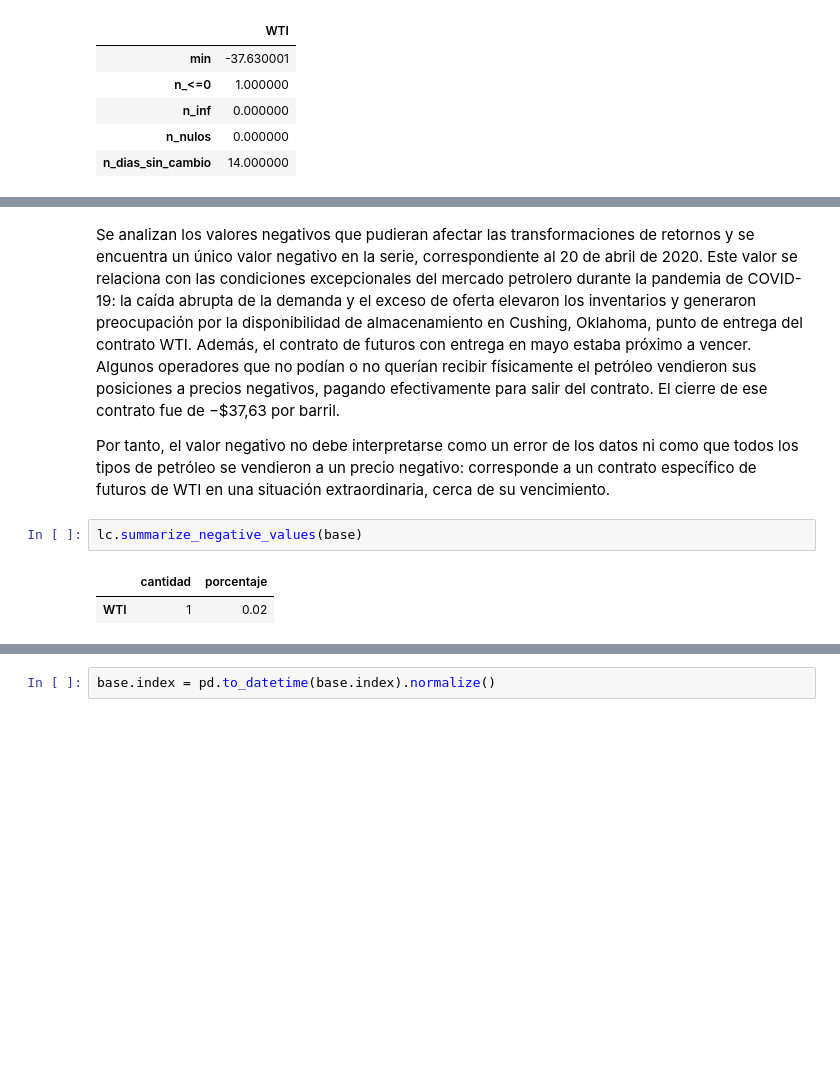
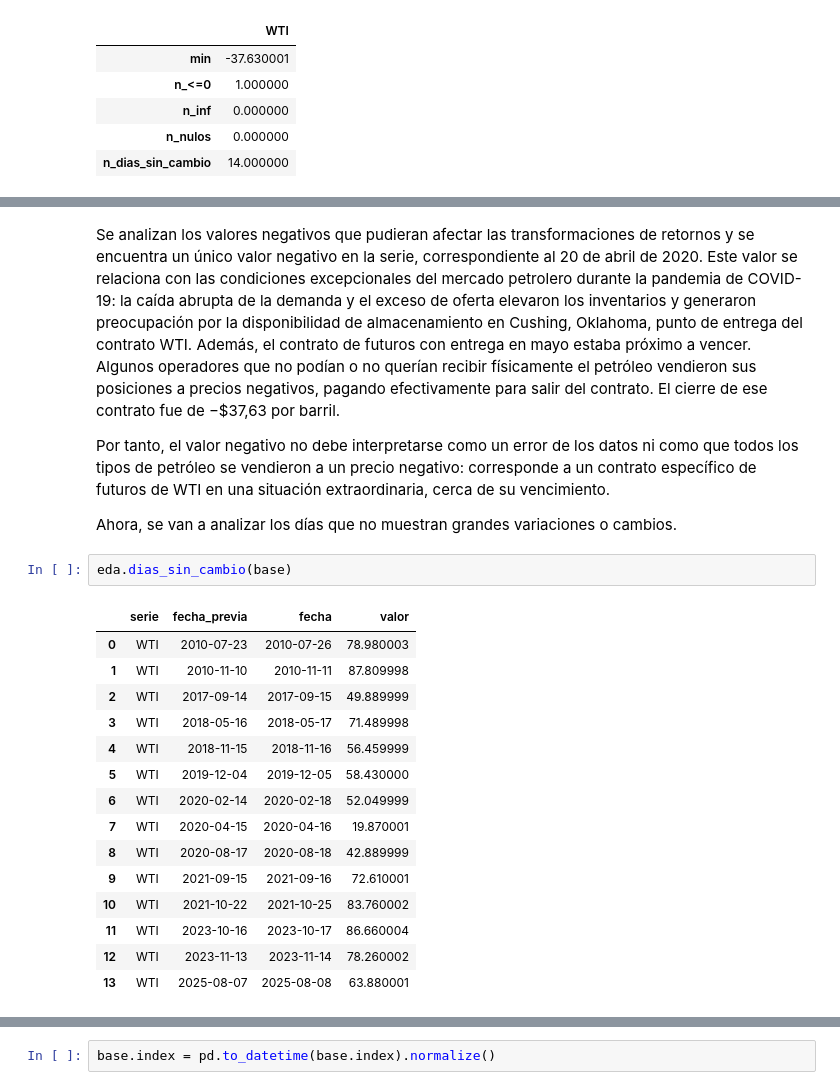
Before and after one commit to darlamai/proyecto_final_ml_wti, a Jupyter notebook: notebooks/01.eda_raw.ipynb, the cells around one changed output, grey strips where cells are left out. Cells and saved outputs as stored; diff of their text form; blank space fills up the shorter version.

```diff
--- a/notebooks/01.eda_raw.ipynb
+++ b/notebooks/01.eda_raw.ipynb
@@ -115,8 +123,23 @@ eda.chequeo_calidad(base).T
 Se analizan los valores negativos que pudieran afectar las transformaciones de retornos y se encuentra un único valor negativo en la serie, correspondiente al 20 de abril de 2020. Este valor se relaciona con las condiciones excepcionales del mercado petrolero durante la pandemia de COVID-19: la caída abrupta de la demanda y el exceso de oferta elevaron los inventarios y generaron preocupación por la disponibilidad de almacenamiento en Cushing, Oklahoma, punto de entrega del contrato WTI. Además, el contrato de futuros con entrega en mayo estaba próximo a vencer. Algunos operadores que no podían o no querían recibir físicamente el petróleo vendieron sus posiciones a precios negativos, pagando efectivamente para salir del contrato. El cierre de ese contrato fue de −$37,63 por barril.
 
 Por tanto, el valor negativo no debe interpretarse como un error de los datos ni como que todos los tipos de petróleo se vendieron a un precio negativo: corresponde a un contrato específico de futuros de WTI en una situación extraordinaria, cerca de su vencimiento.
+
+Ahora, se van a analizar los días que no muestran grandes variaciones o cambios.
 # %%
-lc.summarize_negative_values(base)
+eda.dias_sin_cambio(base)
 # %% [output]
-|  | cantidad | porcentaje |
-| WTI | 1 | 0.02 |
+|  | serie | fecha_previa | fecha | valor |
+| 0 | WTI | 2010-07-23 | 2010-07-26 | 78.980003 |
+| 1 | WTI | 2010-11-10 | 2010-11-11 | 87.809998 |
+| 2 | WTI | 2017-09-14 | 2017-09-15 | 49.889999 |
+| 3 | WTI | 2018-05-16 | 2018-05-17 | 71.489998 |
+| 4 | WTI | 2018-11-15 | 2018-11-16 | 56.459999 |
+| 5 | WTI | 2019-12-04 | 2019-12-05 | 58.430000 |
+| 6 | WTI | 2020-02-14 | 2020-02-18 | 52.049999 |
+| 7 | WTI | 2020-04-15 | 2020-04-16 | 19.870001 |
+| 8 | WTI | 2020-08-17 | 2020-08-18 | 42.889999 |
+| 9 | WTI | 2021-09-15 | 2021-09-16 | 72.610001 |
+| 10 | WTI | 2021-10-22 | 2021-10-25 | 83.760002 |
+| 11 | WTI | 2023-10-16 | 2023-10-17 | 86.660004 |
+| 12 | WTI | 2023-11-13 | 2023-11-14 | 78.260002 |
+| 13 | WTI | 2025-08-07 | 2025-08-08 | 63.880001 |
```
Also changed, not shown: parts of 47 cells of this notebook, 1 other file.
